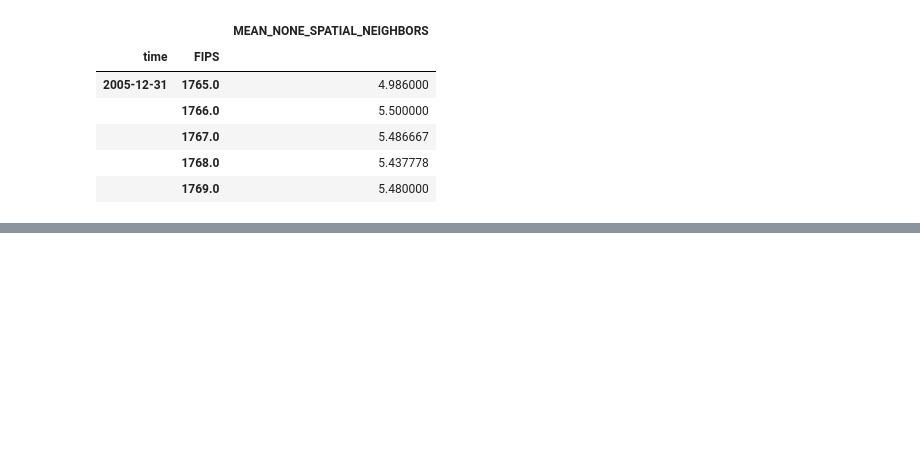
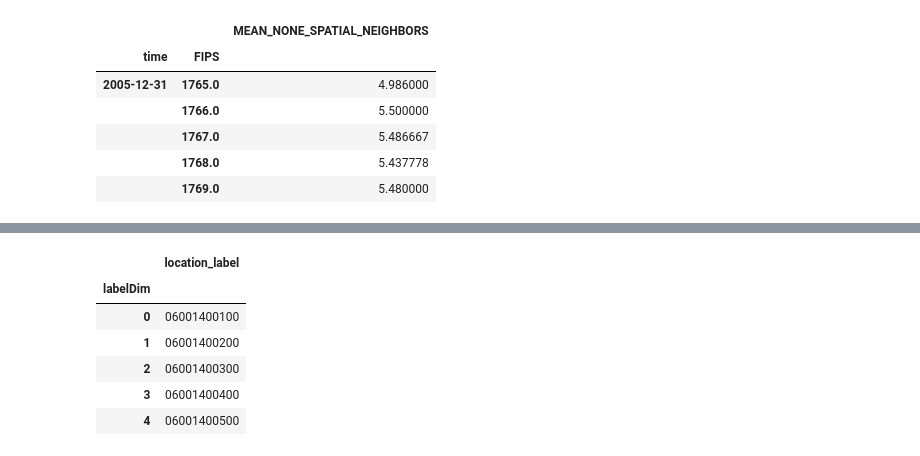
Before and after one commit to NSAPH-Projects/concurrence-climate-hazards, a Jupyter notebook: merge_data.ipynb, the cells around one changed output, grey strips where cells are left out. Cells and saved outputs as stored; diff of their text form; code cells hidden in the pictures; blank space fills up the shorter version.

```diff
--- a/merge_data.ipynb
+++ b/merge_data.ipynb
@@ -184,0 +231,10 @@ df.to_parquet("outputs/esri_tmin_tmax_pm25_merged.parquet")
+# %%
+wf["location_label"].to_dataframe().head()
+# %% [output]
+|  | location_label |
+| labelDim |  |
+| 0 | 06001400100 |
+| 1 | 06001400200 |
+| 2 | 06001400300 |
+| 3 | 06001400400 |
+| 4 | 06001400500 |
```
Also changed, not shown: parts of 15 cells of this notebook, 2 other files.
